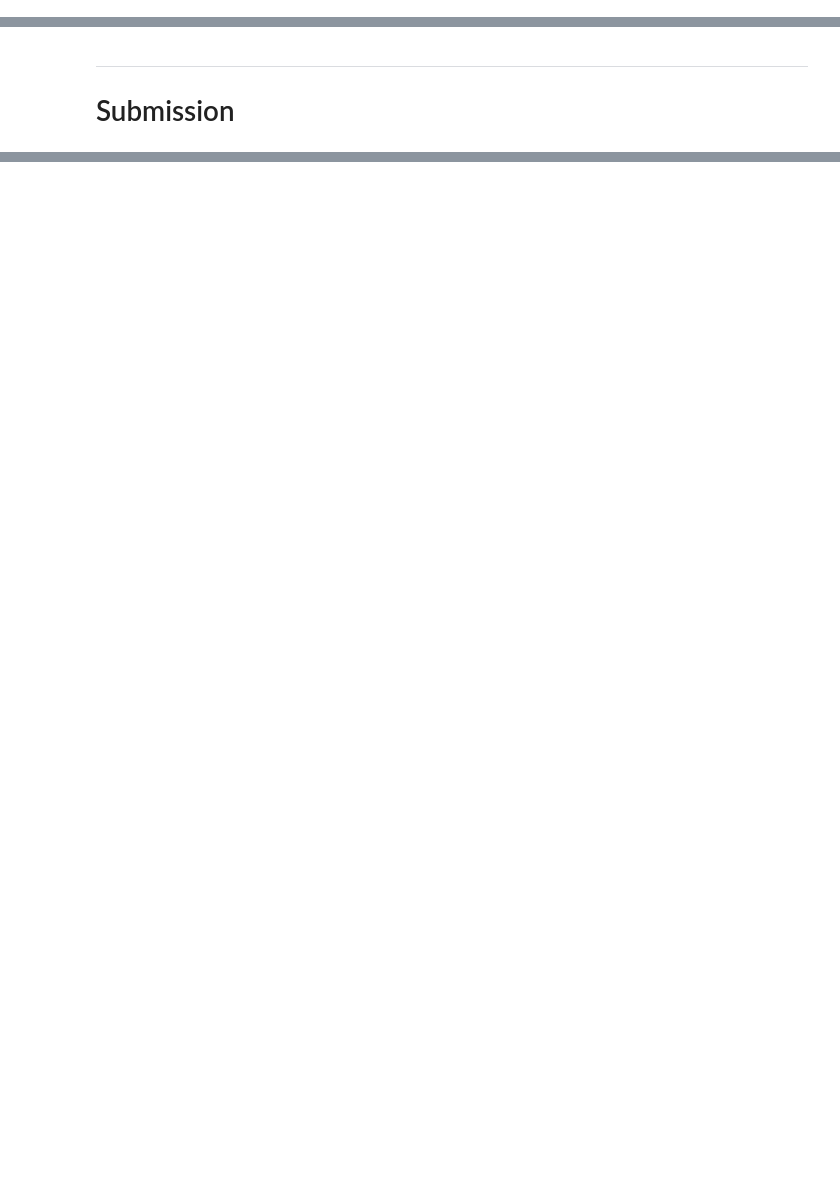
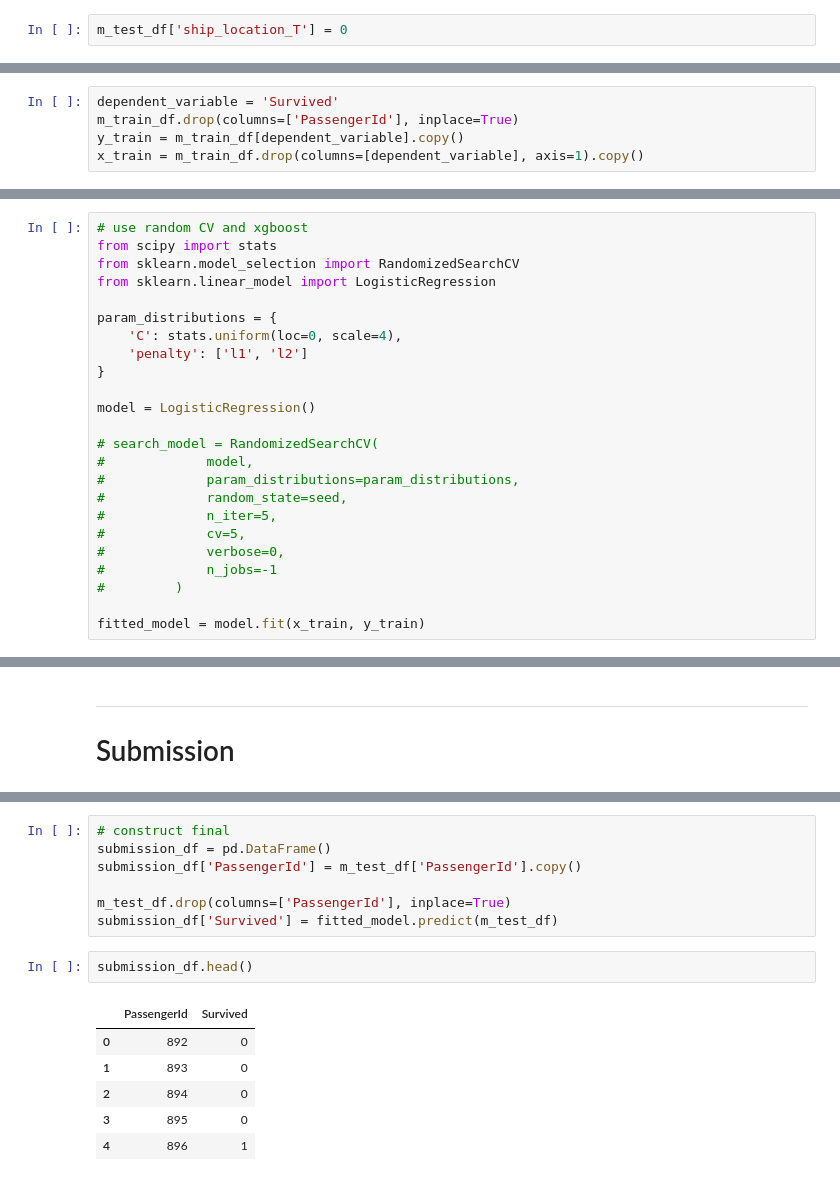
Before and after one commit to levimjoseph/kaggle-public, a Jupyter notebook: titanic-levimjoseph.ipynb, the cells around one changed output, grey strips where cells are left out. Drawn from its saved outputs; the diff is of its cells as text; blank space fills up the shorter version.

```diff
--- a/titanic-levimjoseph.ipynb
+++ b/titanic-levimjoseph.ipynb
@@ -561,0 +584,2 @@ m_test_df = pd.get_dummies(m_test_df, columns=dummy_list)
+# %%
+m_test_df['ship_location_T'] = 0
@@ -585,0 +666,5 @@ memory usage: 98.4 KB
+# %%
+dependent_variable = 'Survived'
+m_train_df.drop(columns=['PassengerId'], inplace=True)
+y_train = m_train_df[dependent_variable].copy()
+x_train = m_train_df.drop(columns=[dependent_variable], axis=1).copy()
@@ -585,0 +721,24 @@ memory usage: 98.4 KB
+# %%
+# use random CV and xgboost
+from scipy import stats
+from sklearn.model_selection import RandomizedSearchCV
+from sklearn.linear_model import LogisticRegression
+
+param_distributions = {
+    'C': stats.uniform(loc=0, scale=4),
+    'penalty': ['l1', 'l2']
+}
+
+model = LogisticRegression()
+
+# search_model = RandomizedSearchCV(
+#             model,
+#             param_distributions=param_distributions,
+#             random_state=seed,
+#             n_iter=5,
+#             cv=5,
+#             verbose=0,
+#             n_jobs=-1
+#         )
+
+fitted_model = model.fit(x_train, y_train)
@@ -588,0 +774,16 @@ memory usage: 98.4 KB
+# %%
+# construct final
+submission_df = pd.DataFrame()
+submission_df['PassengerId'] = m_test_df['PassengerId'].copy()
+
+m_test_df.drop(columns=['PassengerId'], inplace=True)
+submission_df['Survived'] = fitted_model.predict(m_test_df)
+# %%
+submission_df.head()
+# %% [output]
+|  | PassengerId | Survived |
+| 0 | 892 | 0 |
+| 1 | 893 | 0 |
+| 2 | 894 | 0 |
+| 3 | 895 | 0 |
+| 4 | 896 | 1 |
```
Also changed, not shown: parts of 23 cells of this notebook.
